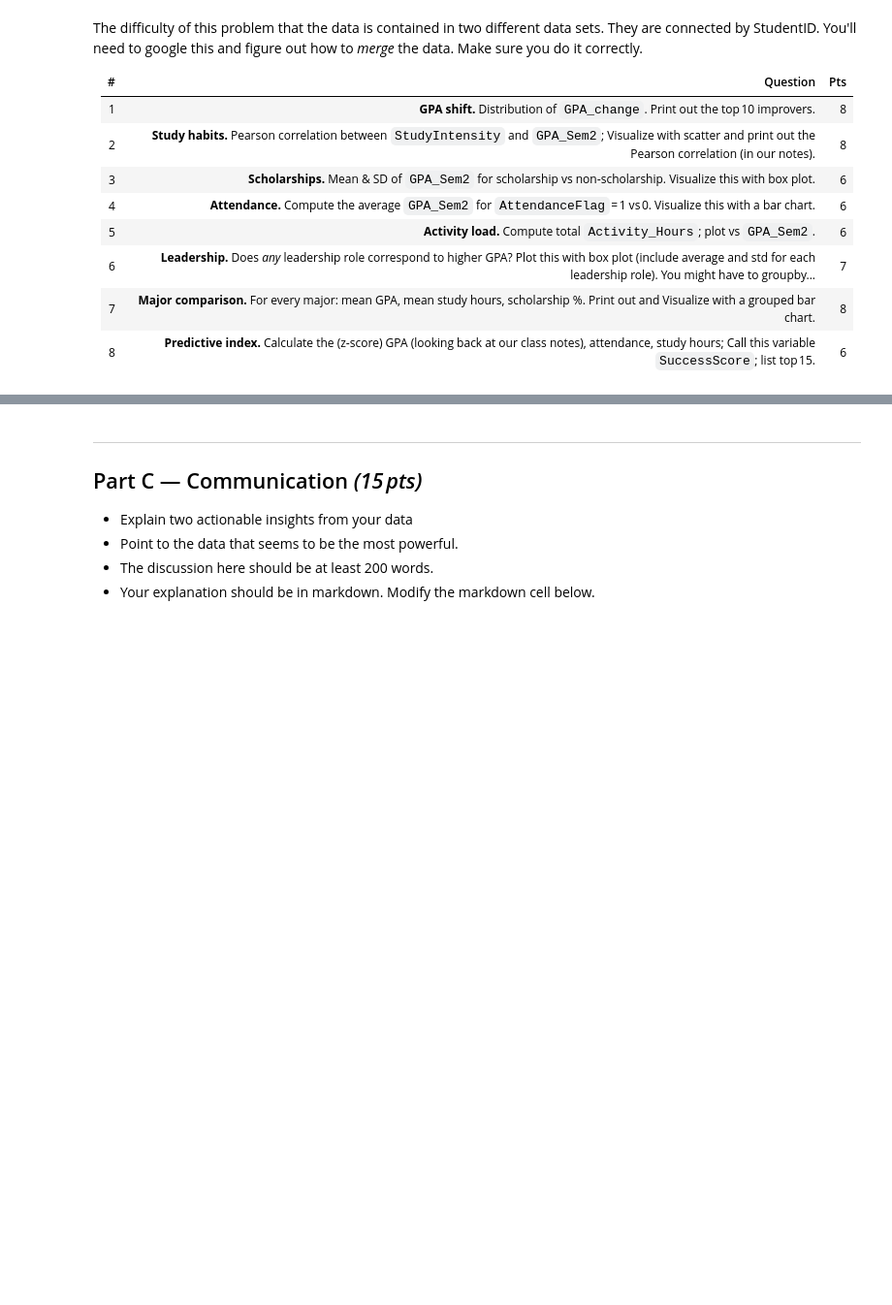
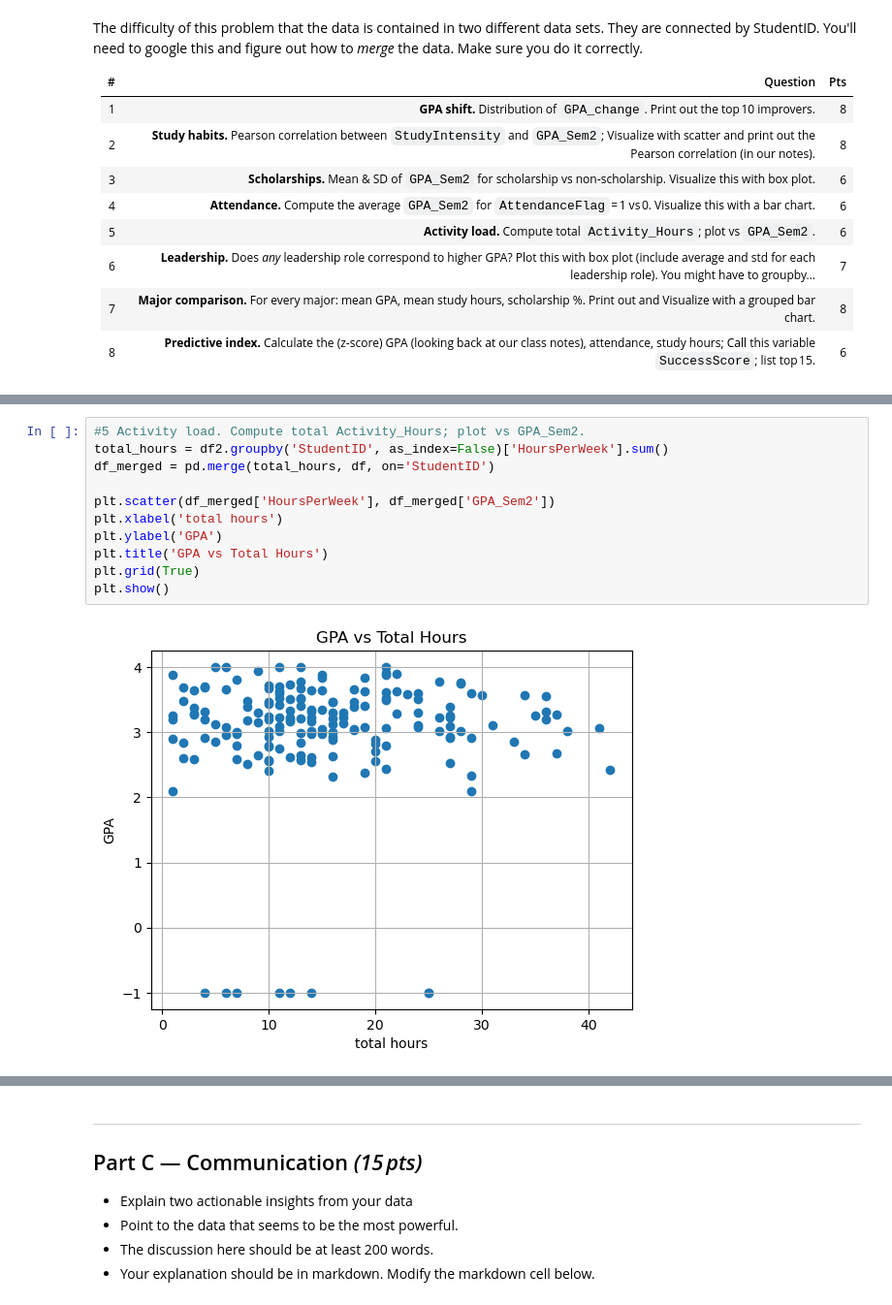
Before and after one commit to rhodes-cs-sanders/data242-sp25-hw7-zuko35, a Jupyter notebook: DATA242_hwk7.ipynb, the cells around one changed output, grey strips where cells are left out. Shown: that part at 97% size. Drawn from its saved outputs; the diff is of its cells as text; blank space fills up the shorter version.

```diff
--- a/DATA242_hwk7.ipynb
+++ b/DATA242_hwk7.ipynb
@@ -46,0 +217,13 @@ The difficulty of this problem that the data is contained in two different data
+# %%
+#5 Activity load. Compute total Activity_Hours; plot vs GPA_Sem2.
+total_hours = df2.groupby('StudentID', as_index=False)['HoursPerWeek'].sum()
+df_merged = pd.merge(total_hours, df, on='StudentID')
+
+plt.scatter(df_merged['HoursPerWeek'], df_merged['GPA_Sem2'])
+plt.xlabel('total hours')
+plt.ylabel('GPA')
+plt.title('GPA vs Total Hours')
+plt.grid(True)
+plt.show()
+# %% [output]
+[figure, added]
```
Also changed, not shown: parts of 11 cells of this notebook.
